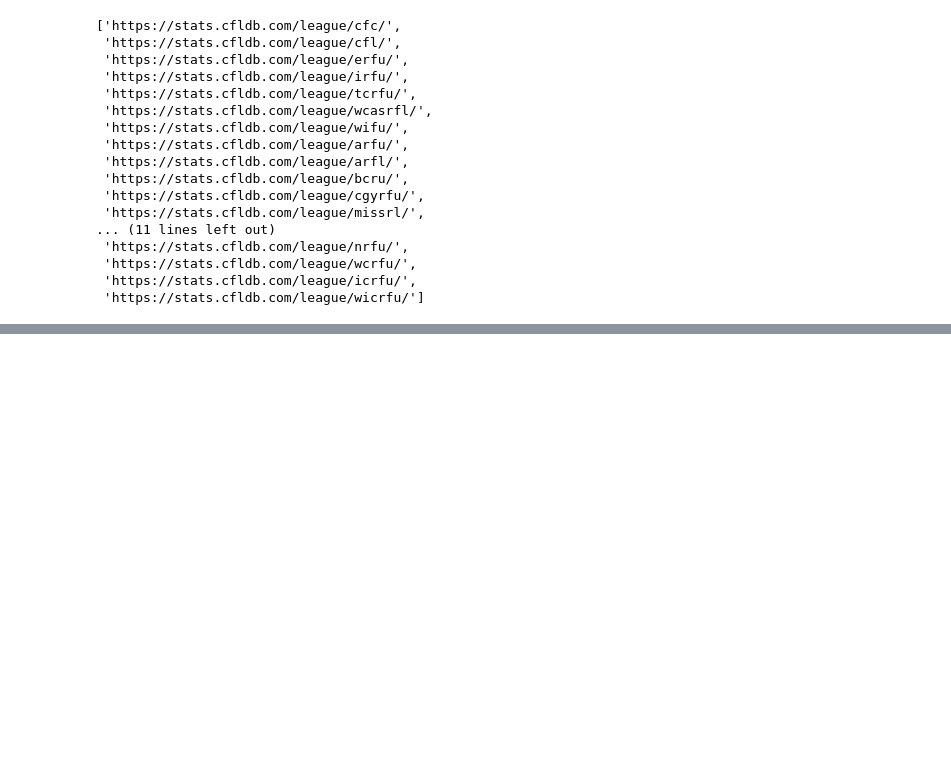
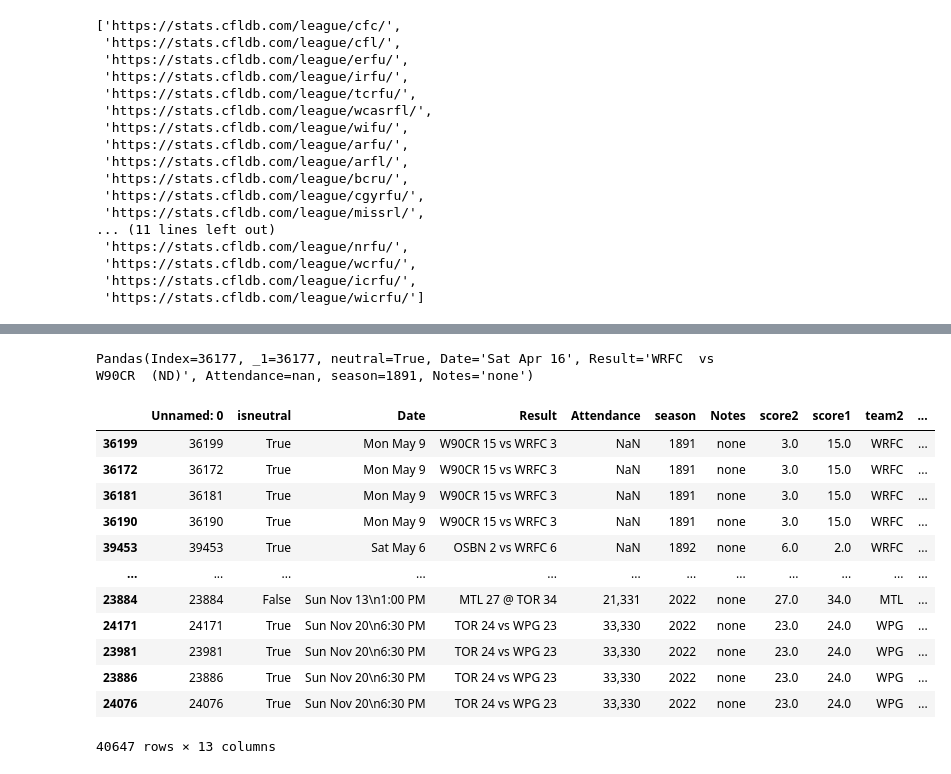
Before and after one commit to easella/cfl, a Jupyter notebook: cfl-elos.ipynb, the cells around one changed output, grey strips where cells are left out. Cells and saved outputs as stored; diff of their text form; code cells hidden in the pictures; blank space fills up the shorter version.

```diff
--- a/cfl-elos.ipynb
+++ b/cfl-elos.ipynb
@@ -359,2 +384,6 @@ for row in vegdf.iterrows():
+# %%
+row
+# %% [output]
+Pandas(Index=36177, _1=36177, neutral=True, Date='Sat Apr 16', Result='WRFC  vs W90CR  (ND)', Attendance=nan, season=1891, Notes='none')
 # %%
 df=df[df.index!=25592]
@@ -363,3 +390,20 @@ row
+# %%
+df.sort_values(by='fd',inplace=True)
+df
+# %% [output]
+|  | Unnamed: 0 | isneutral | Date | Result | Attendance | season | Notes | score2 | score1 | team2 | ... |
+| 36199 | 36199 | True | Mon May 9 | W90CR 15 vs WRFC 3 | NaN | 1891 | none | 3.0 | 15.0 | WRFC | ... |
+| 36172 | 36172 | True | Mon May 9 | W90CR 15 vs WRFC 3 | NaN | 1891 | none | 3.0 | 15.0 | WRFC | ... |
+| 36181 | 36181 | True | Mon May 9 | W90CR 15 vs WRFC 3 | NaN | 1891 | none | 3.0 | 15.0 | WRFC | ... |
+| 36190 | 36190 | True | Mon May 9 | W90CR 15 vs WRFC 3 | NaN | 1891 | none | 3.0 | 15.0 | WRFC | ... |
+| 39453 | 39453 | True | Sat May 6 | OSBN 2 vs WRFC 6 | NaN | 1892 | none | 6.0 | 2.0 | WRFC | ... |
+| ... | ... | ... | ... | ... | ... | ... | ... | ... | ... | ... | ... |
+| 23884 | 23884 | False | Sun Nov 13\n1:00 PM | MTL 27 @ TOR 34 | 21,331 | 2022 | none | 27.0 | 34.0 | MTL | ... |
+| 24171 | 24171 | True | Sun Nov 20\n6:30 PM | TOR 24 vs WPG 23 | 33,330 | 2022 | none | 23.0 | 24.0 | WPG | ... |
+| 23981 | 23981 | True | Sun Nov 20\n6:30 PM | TOR 24 vs WPG 23 | 33,330 | 2022 | none | 23.0 | 24.0 | WPG | ... |
+| 23886 | 23886 | True | Sun Nov 20\n6:30 PM | TOR 24 vs WPG 23 | 33,330 | 2022 | none | 23.0 | 24.0 | WPG | ... |
+| 24076 | 24076 | True | Sun Nov 20\n6:30 PM | TOR 24 vs WPG 23 | 33,330 | 2022 | none | 23.0 | 24.0 | WPG | ... |
+40647 rows × 13 columns
 # %%
 vegdf=pd.read_csv("https://ontheroadtovote.com/ncaab/cflw.csv")
 for row in vegdf.iterrows():
```
Also changed, not shown: parts of 11 cells of this notebook.
